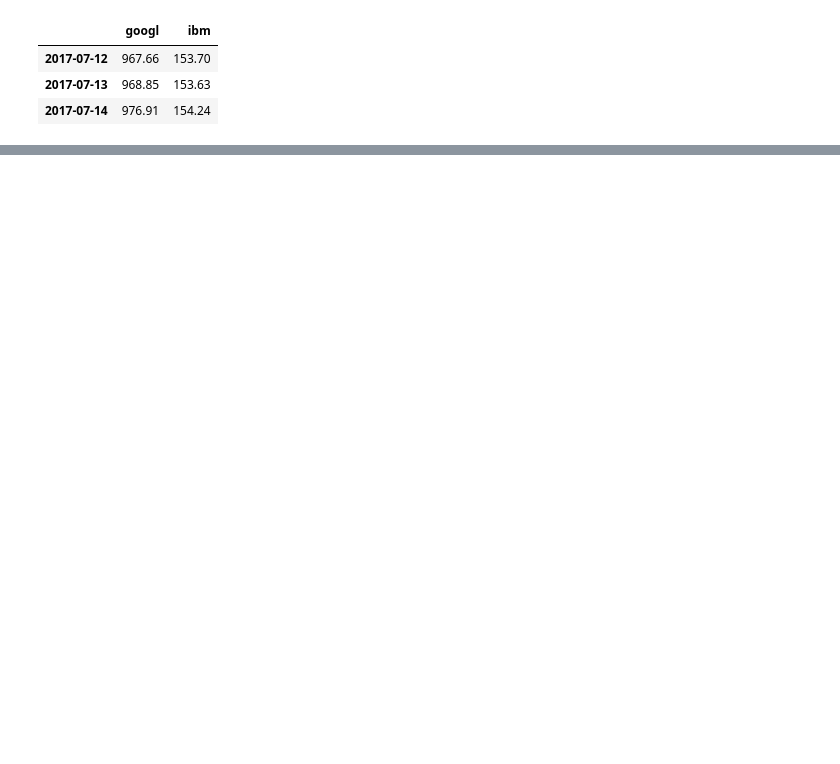
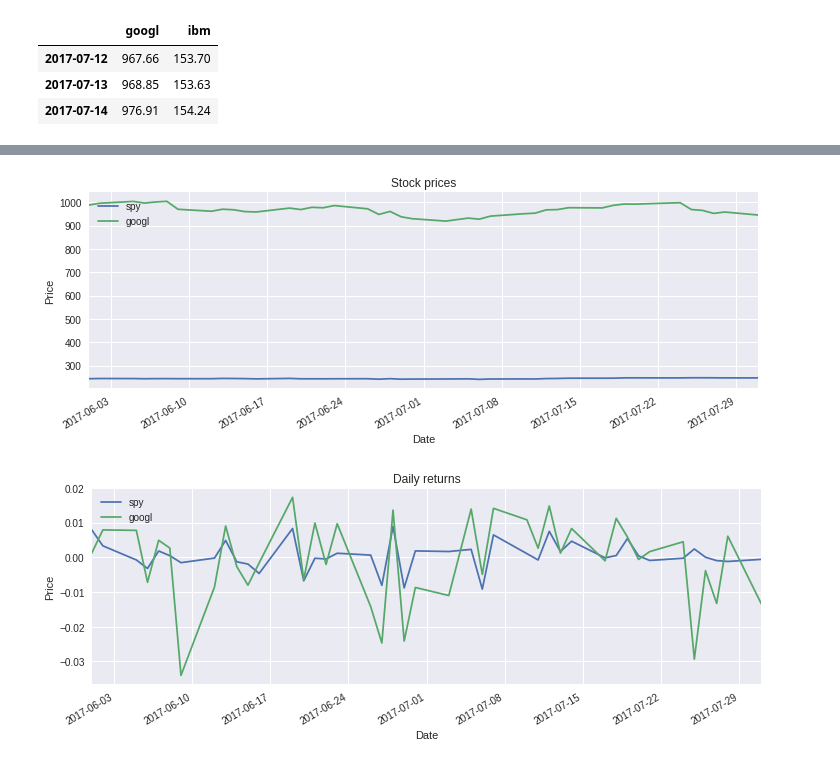
Before and after one commit to angelmtenor/ML4T, a Jupyter notebook: A_Working_with_multiple_stocks.ipynb, the cells around one changed output, grey strips where cells are left out. Saved outputs shown, nothing was run; the diff lists cells and outputs as text; code cells hidden in the pictures; blank space fills up the shorter version.

```diff
--- a/A_Working_with_multiple_stocks.ipynb
+++ b/A_Working_with_multiple_stocks.ipynb
@@ -65,0 +85,10 @@ plot_stock(normalized_df)
+# %%
+# Daily returns
+
+daily_returns = (df/df.shift(1)) - 1
+daily_returns.iloc[0,:] = 0
+plot_stock(df.loc['2017-06-01':'2017-07-31',['spy','googl']])
+plot_stock(daily_returns.loc['2017-06-01':'2017-07-31',['spy','googl']], title='Daily returns')
+# %% [output]
+[figure, added]
+[figure, added]
```
Also changed, not shown: parts of 9 cells of this notebook.
